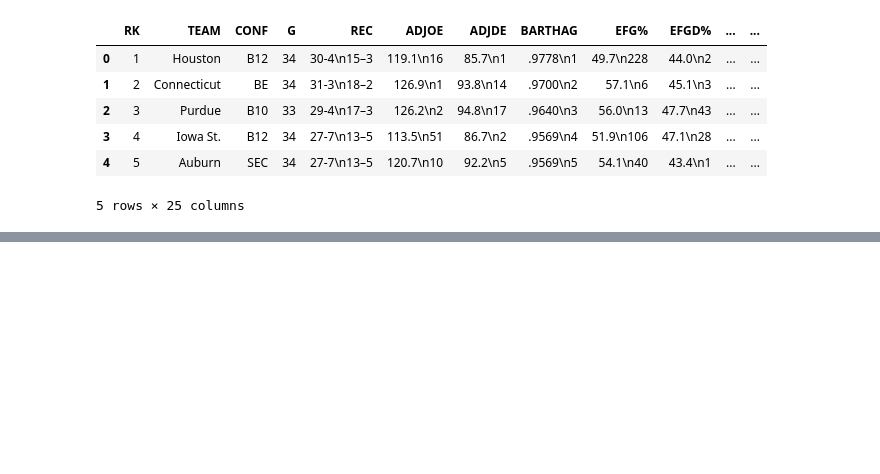
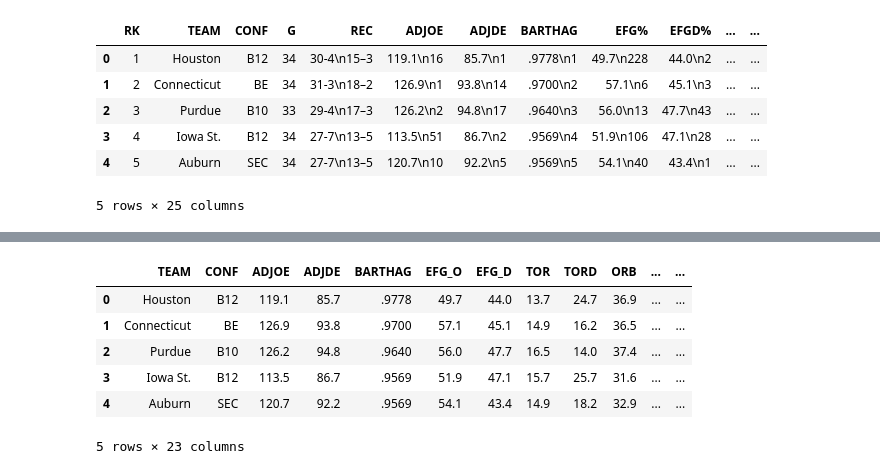
Before and after one commit to glenjoy99/bracket_prediction24, a Jupyter notebook: cleaner.ipynb, the cells around one changed output, grey strips where cells are left out. Saved outputs shown, nothing was run; the diff lists cells and outputs as text; code cells hidden in the pictures; blank space fills up the shorter version.

```diff
--- a/cleaner.ipynb
+++ b/cleaner.ipynb
@@ -47,0 +87,12 @@ teams24.head()
+# %%
+teams24['YEAR'] = 2024
+# %%
+teams24.head()
+# %% [output]
+|  | TEAM | CONF | ADJOE | ADJDE | BARTHAG | EFG_O | EFG_D | TOR | TORD | ORB | ... | ... |
+| 0 | Houston | B12 | 119.1 | 85.7 | .9778 | 49.7 | 44.0 | 13.7 | 24.7 | 36.9 | ... | ... |
+| 1 | Connecticut | BE | 126.9 | 93.8 | .9700 | 57.1 | 45.1 | 14.9 | 16.2 | 36.5 | ... | ... |
+| 2 | Purdue | B10 | 126.2 | 94.8 | .9640 | 56.0 | 47.7 | 16.5 | 14.0 | 37.4 | ... | ... |
+| 3 | Iowa St. | B12 | 113.5 | 86.7 | .9569 | 51.9 | 47.1 | 15.7 | 25.7 | 31.6 | ... | ... |
+| 4 | Auburn | SEC | 120.7 | 92.2 | .9569 | 54.1 | 43.4 | 14.9 | 18.2 | 32.9 | ... | ... |
+5 rows × 23 columns
```
Also changed, not shown: parts of 8 cells of this notebook, 3 other files.
